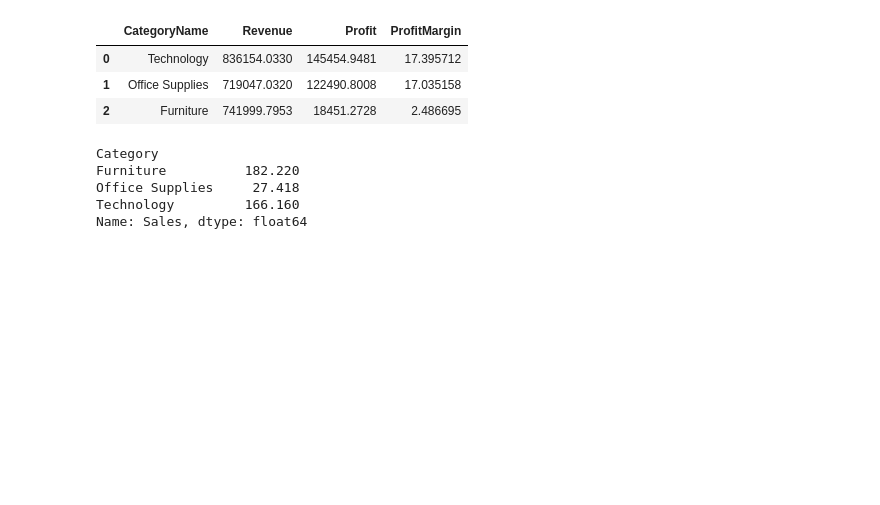
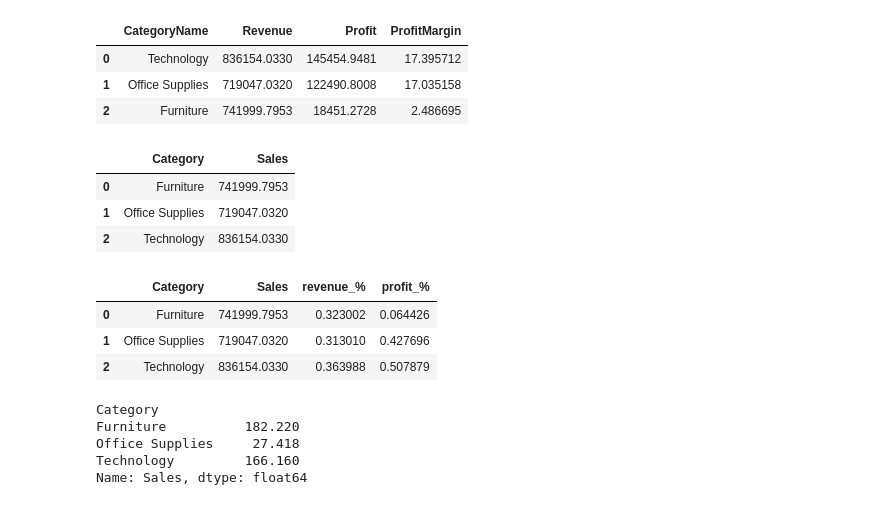
Before and after one commit to pabs-llama/projects, a Jupyter notebook: project_5_ecommerce/ecommerce.ipynb, the cells around one changed output. Saved outputs shown, nothing was run; the diff lists cells and outputs as text; code cells hidden in the pictures; blank space fills up the shorter version.

```diff
--- a/project_5_ecommerce/ecommerce.ipynb
+++ b/project_5_ecommerce/ecommerce.ipynb
@@ -346,6 +346,30 @@ pd.read_sql(query, con=engine)
 | 0 | Technology | 836154.0330 | 145454.9481 | 17.395712 |
 | 1 | Office Supplies | 719047.0320 | 122490.8008 | 17.035158 |
 | 2 | Furniture | 741999.7953 | 18451.2728 | 2.486695 |
+# %%
+total_sales = df["Sales"].sum()
+total_profit = df["Profit"].sum()
+# %%
+# total revenue per category
+revenue_per_category = df.groupby("Category")["Sales"].sum().reset_index()
+profit_per_category = df.groupby("Category")["Profit"].sum().reset_index()
+# %%
+revenue_per_category
+# %% [output]
+|  | Category | Sales |
+| 0 | Furniture | 741999.7953 |
+| 1 | Office Supplies | 719047.0320 |
+| 2 | Technology | 836154.0330 |
+# %%
+revenue_per_category["revenue_%"] = revenue_per_category["Sales"] / total_sales
+revenue_per_category["profit_%"] = profit_per_category["Profit"] / total_profit
+# %%
+revenue_per_category
+# %% [output]
+|  | Category | Sales | revenue_% | profit_% |
+| 0 | Furniture | 741999.7953 | 0.323002 | 0.064426 |
+| 1 | Office Supplies | 719047.0320 | 0.313010 | 0.427696 |
+| 2 | Technology | 836154.0330 | 0.363988 | 0.507879 |
 # %%
 # avg revenue per category
 df.groupby("Category")["Sales"].median()
```
Also changed, not shown: parts of 4 cells of this notebook, 3 other files.
